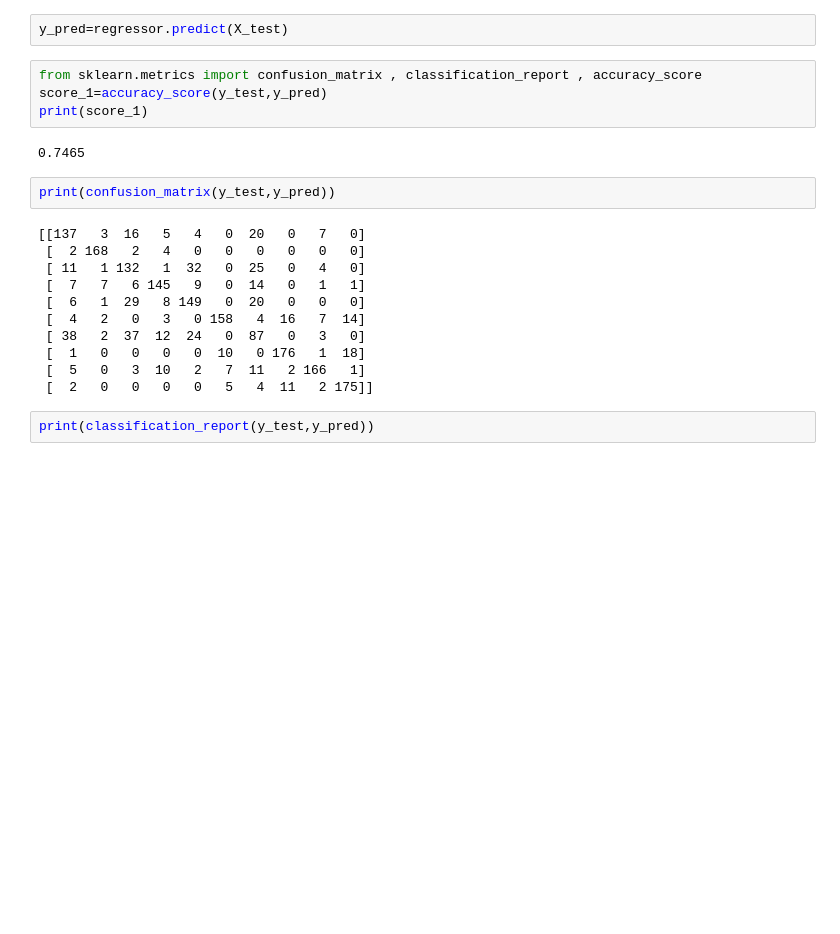
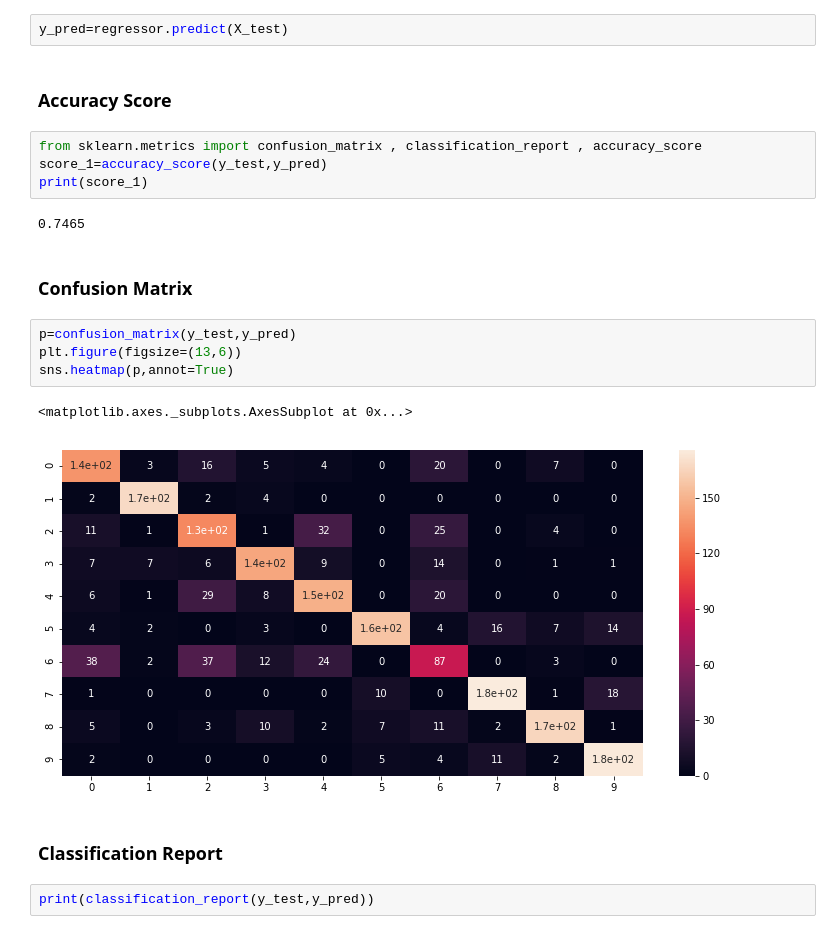
Before and after one commit to sarthak169/Fashion_MNIST, a Jupyter notebook: Fasion_MNSIT.ipynb, the cells around one changed output. Cells and saved outputs as stored; diff of their text form; blank space fills up the shorter version.

```diff
--- a/Fasion_MNSIT.ipynb
+++ b/Fasion_MNSIT.ipynb
@@ -212,25 +221,25 @@ LogisticRegression(C=1.0, class_weight=None, dual=False, fit_intercept=True,
           verbose=0, warm_start=False)
 # %%
 y_pred=regressor.predict(X_test)
+# %% [markdown]
+### Accuracy Score
 # %%
 from sklearn.metrics import confusion_matrix , classification_report , accuracy_score
 score_1=accuracy_score(y_test,y_pred)
 print(score_1)
 # %% [output]
 0.7465
-# %%
-print(confusion_matrix(y_test,y_pred))
-# %% [output]
-[[137   3  16   5   4   0  20   0   7   0]
- [  2 168   2   4   0   0   0   0   0   0]
- [ 11   1 132   1  32   0  25   0   4   0]
- [  7   7   6 145   9   0  14   0   1   1]
- [  6   1  29   8 149   0  20   0   0   0]
- [  4   2   0   3   0 158   4  16   7  14]
- [ 38   2  37  12  24   0  87   0   3   0]
- [  1   0   0   0   0  10   0 176   1  18]
- [  5   0   3  10   2   7  11   2 166   1]
- [  2   0   0   0   0   5   4  11   2 175]]
+# %% [markdown]
+### Confusion Matrix
+# %%
+p=confusion_matrix(y_test,y_pred)
+plt.figure(figsize=(13,6))
+sns.heatmap(p,annot=True)
+# %% [output]
+<matplotlib.axes._subplots.AxesSubplot at 0x...>
+[figure, added]
+# %% [markdown]
+### Classification Report
 # %%
 print(classification_report(y_test,y_pred))
 # %% [output]
```
Also changed, not shown: parts of 52 cells of this notebook, 3 other files.
